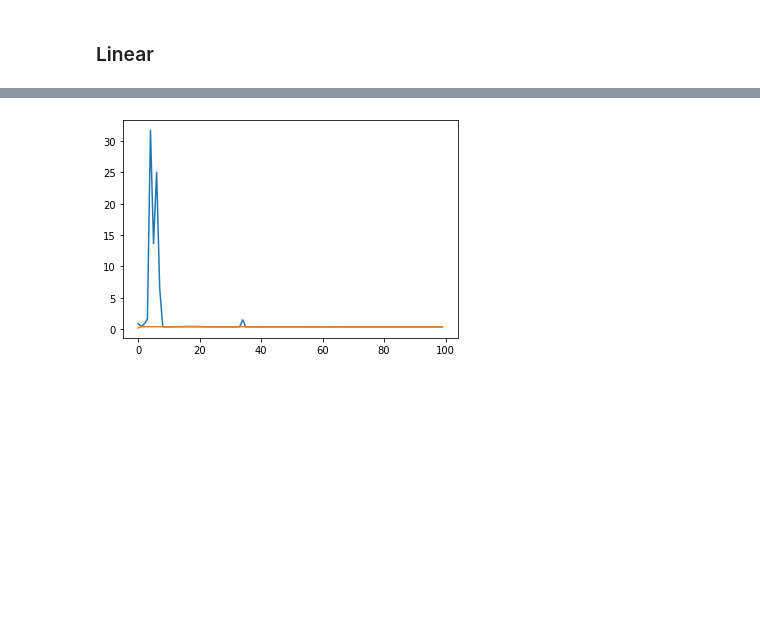
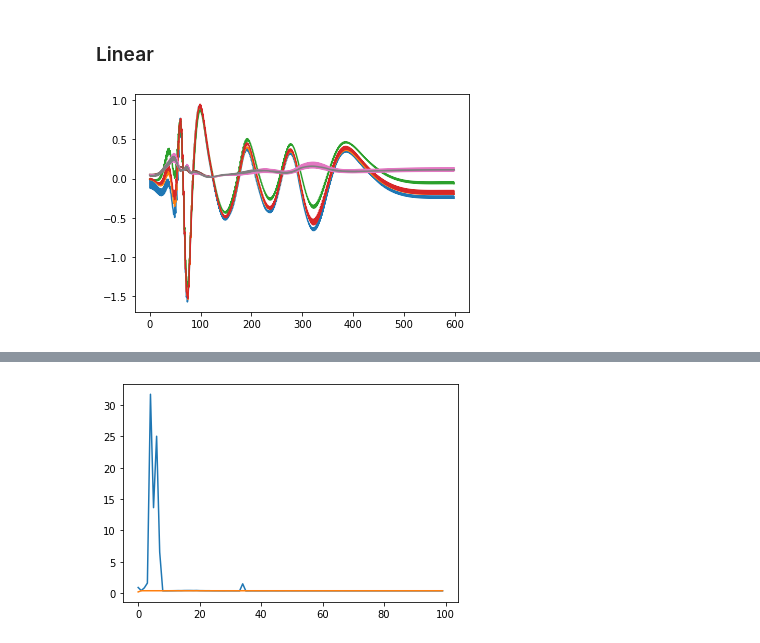
Before and after one commit to RohanM/news-bias, a Jupyter notebook: finetune.ipynb, the cells around one changed output, grey strips where cells are left out. Cells and saved outputs as stored; diff of their text form; code cells hidden in the pictures; blank space fills up the shorter version.

```diff
--- a/finetune.ipynb
+++ b/finetune.ipynb
@@ -383,0 +411,8 @@ results = trainer.train(5)
+# %%
+means = [e.output.tolist() for e in results['means']]
+stds = [e.output.tolist() for e in results['stds']]
+plt.plot(means)
+plt.plot(stds)
+plt.show()
+# %% [output]
+[figure, added]
```
Also changed, not shown: parts of 14 cells of this notebook.
